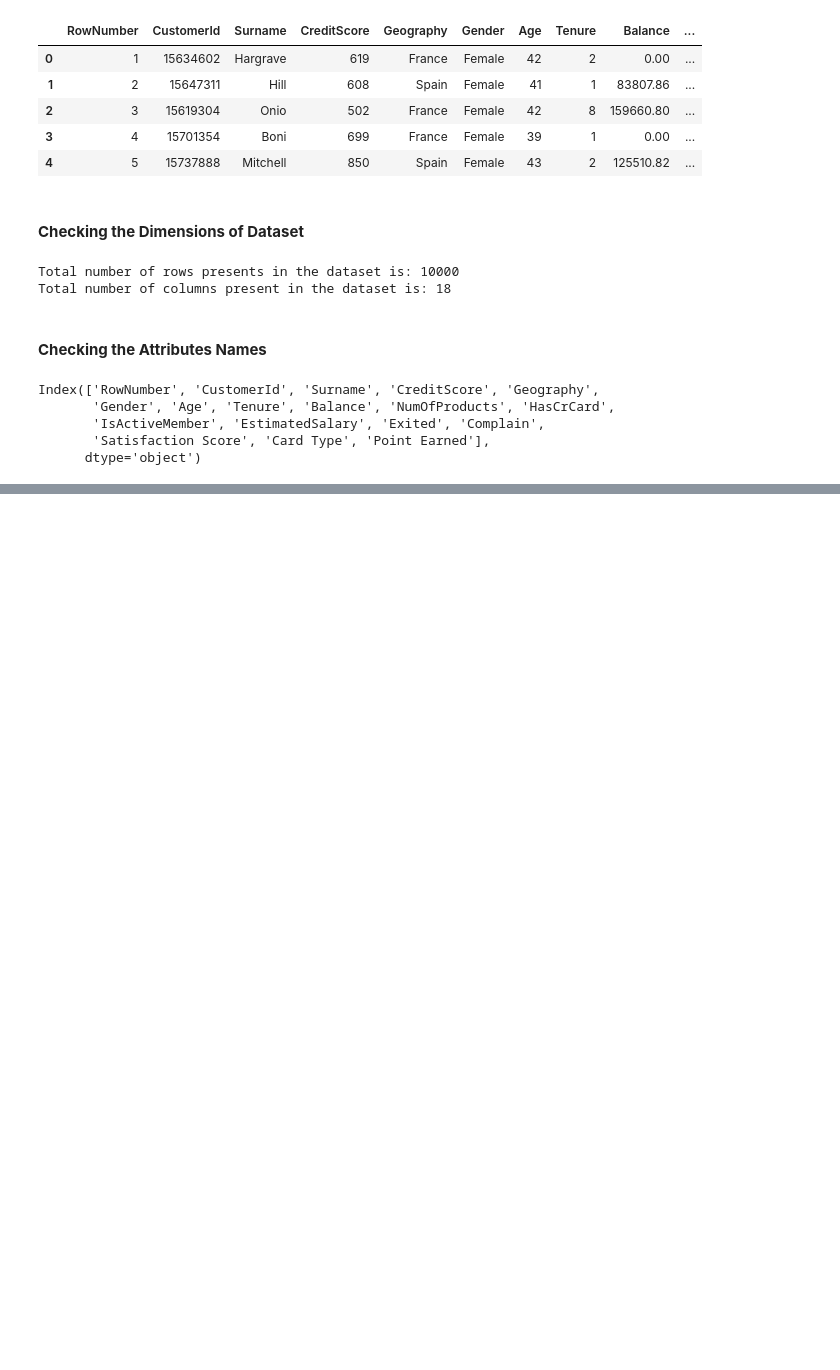
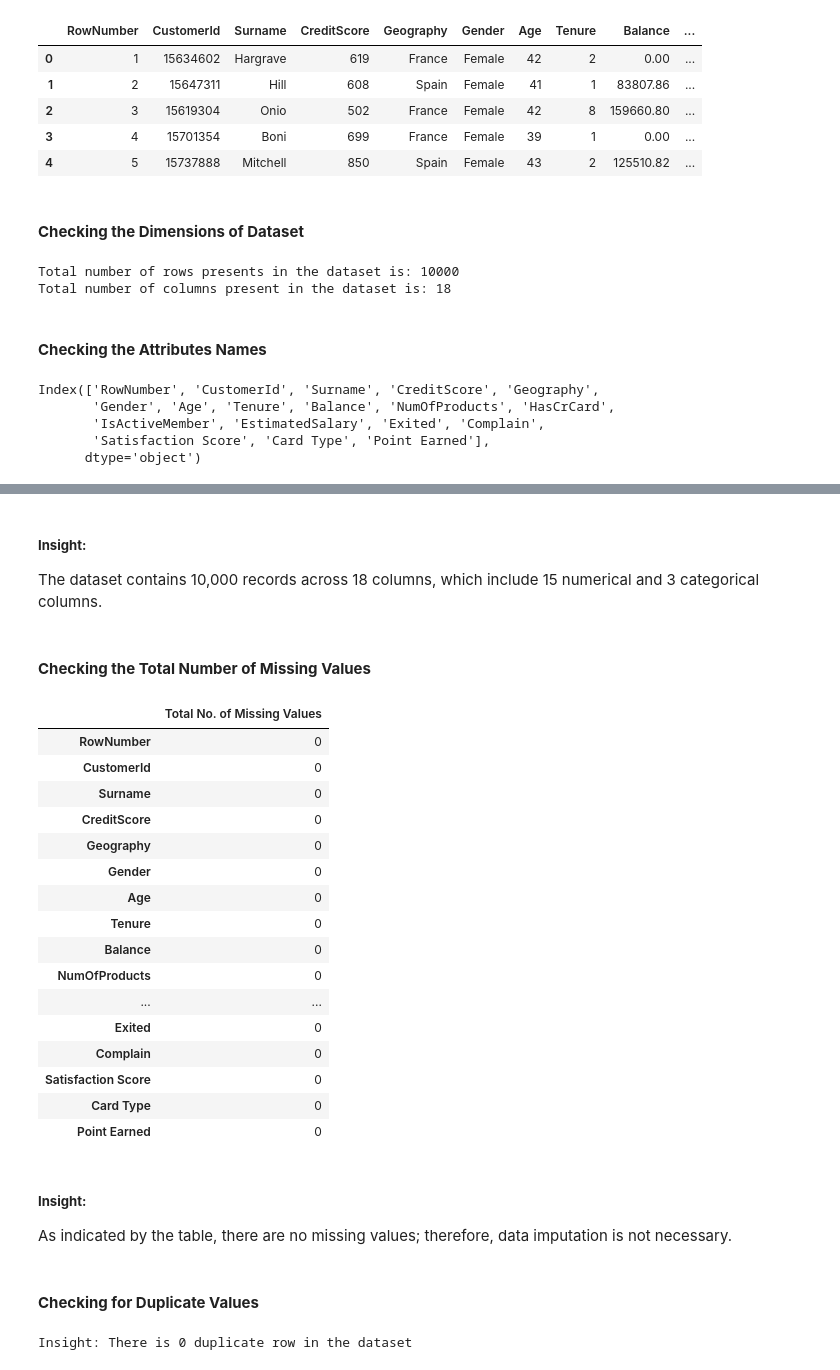
Before and after one commit to AzlinRusnan/Bank_Turnover_Analysis, a Jupyter notebook: Bank_Turnover_Analysis.ipynb, the cells around one changed output, grey strips where cells are left out. Saved outputs shown, nothing was run; the diff lists cells and outputs as text; code cells hidden in the pictures; blank space fills up the shorter version.

```diff
--- a/Bank_Turnover_Analysis.ipynb
+++ b/Bank_Turnover_Analysis.ipynb
@@ -96,0 +119,35 @@ Index(['RowNumber', 'CustomerId', 'Surname', 'CreditScore', 'Geography',
+# %% [markdown]
+##### **Insight:**
+The dataset contains 10,000 records across 18 columns, which include 15 numerical and 3 categorical columns.
+# %% [markdown]
+#### **Checking the Total Number of Missing Values**
+# %%
+df.isnull().sum().to_frame().rename(columns={0:"Total No. of Missing Values"})
+# %% [output]
+|  | Total No. of Missing Values |
+| RowNumber | 0 |
+| CustomerId | 0 |
+| Surname | 0 |
+| CreditScore | 0 |
+| Geography | 0 |
+| Gender | 0 |
+| Age | 0 |
+| Tenure | 0 |
+| Balance | 0 |
+| NumOfProducts | 0 |
+| ... | ... |
+| Exited | 0 |
+| Complain | 0 |
+| Satisfaction Score | 0 |
+| Card Type | 0 |
+| Point Earned | 0 |
+# %% [markdown]
+##### **Insight:**
+As indicated by the table, there are no missing values; therefore, data imputation is not necessary.
+# %% [markdown]
+#### **Checking for Duplicate Values**
+# %%
+duplicate_rows = df.duplicated().sum()
+print("Insight: There is", duplicate_rows, "duplicate row in the dataset")
+# %% [output]
+Insight: There is 0 duplicate row in the dataset
```
Also changed, not shown: parts of 6 cells of this notebook.
